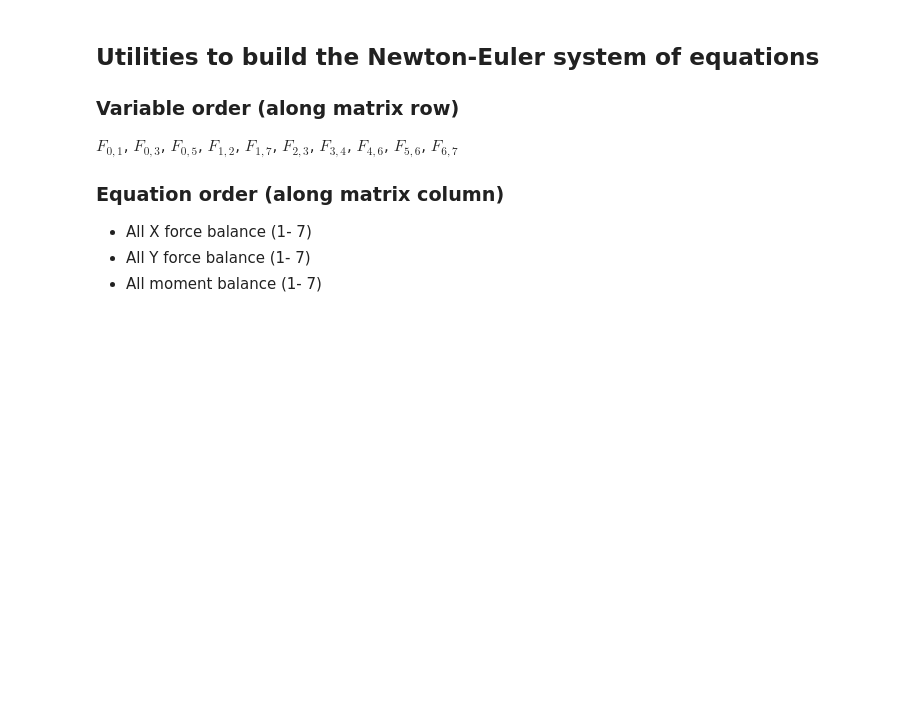
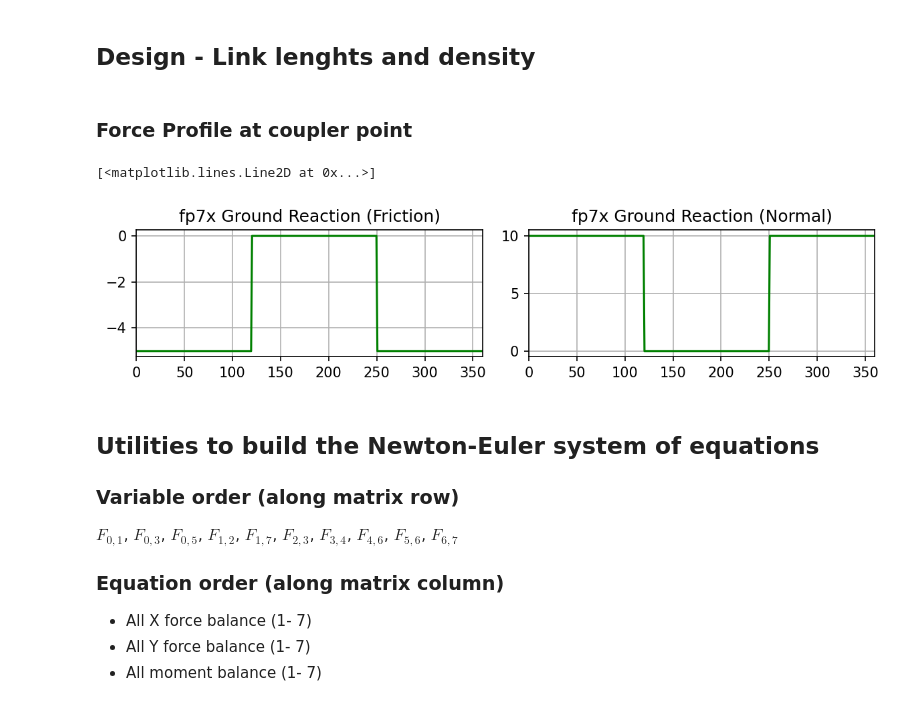
Before and after one commit to NuminousLozenge/Theory-of-Mechanisms, a Jupyter notebook: scripts/dynamic_analysis_jansen.ipynb, the cells around one changed output. Drawn from its saved outputs; the diff is of its cells as text; code cells hidden in the pictures; blank space fills up the shorter version.

```diff
--- a/scripts/dynamic_analysis_jansen.ipynb
+++ b/scripts/dynamic_analysis_jansen.ipynb
@@ -12,3 +12,5 @@ plt.rcParams["figure.autolayout"] = True
 plt.rcParams['figure.constrained_layout.use'] = True
 plt.ioff()
 %matplotlib inline
+# %% [markdown]
+## Design - Link lenghts and density
@@ -15,3 +36,33 @@ plt.ioff()
+# %% [markdown]
+### Force Profile at coupler point
+# %%
+### Force profiles at p7 coupler point
+def fp7(angle, start, end):
+    if(250*np.pi/180>angle>120*np.pi/180):
+        return [0.0, 0.0]
+    else:
+        return [-5, 10]
+
+# Visualize the force profile
+f, axs = plt.subplots(1, 2, figsize=(8, 2))
+tm_arr = np.linspace(0, 360, 360)*np.pi/180
+fp7x = [fp7(angle=tm, start=(250-360)*np.pi, end=120*np.pi)[0] for tm in tm_arr]
+fp7y = [fp7(angle=tm, start=(250-360)*np.pi, end=120*np.pi)[1] for tm in tm_arr]
+
+plt.subplot(1,2,1)
+plt.title(f"fp7x Ground Reaction (Friction)")
+plt.grid("on")
+plt.xlim([0, 360])
+plt.plot(tm_arr*180/np.pi, fp7x, "g")
+
+plt.subplot(1,2,2)
+plt.title(f"fp7x Ground Reaction (Normal)")
+plt.grid("on")
+plt.xlim([0, 360])
+plt.plot(tm_arr*180/np.pi, fp7y, "g")
+# %% [output]
+[<matplotlib.lines.Line2D at 0x...>]
+[figure, added]
 # %% [markdown]
 ## Utilities to build the Newton-Euler system of equations
 
```
Also changed, not shown: parts of 5 cells of this notebook, 3 other files.
